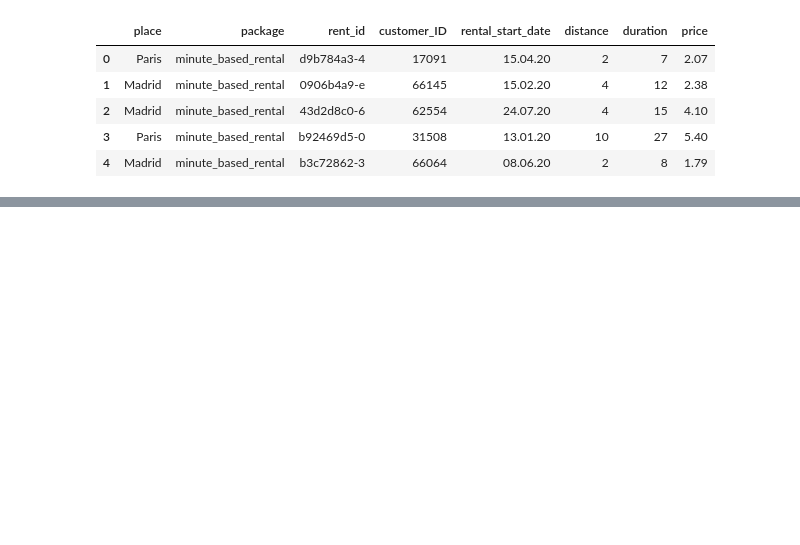
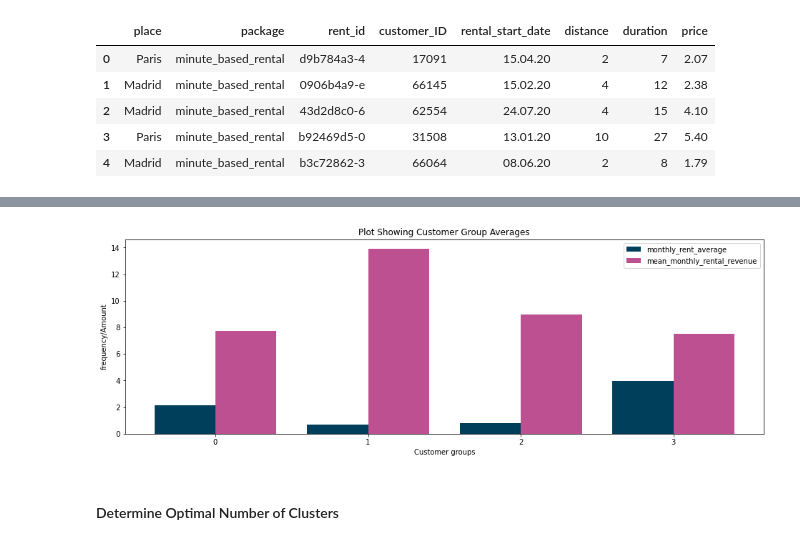
Before and after one commit to samsonafo/Building_Customers_Clusters_Using_Unsupervised_ML, a Jupyter notebook: model_development.ipynb, the cells around one changed output, grey strips where cells are left out. Saved outputs shown, nothing was run; the diff lists cells and outputs as text; code cells hidden in the pictures; blank space fills up the shorter version.

```diff
--- a/model_development.ipynb
+++ b/model_development.ipynb
@@ -35,0 +124,15 @@ rentals.head()
+# %%
+#instantiate the clustering model
+kmeans = KMeans(n_clusters = 4,algorithm='full')
+
+#build a pipeline for the kmeans clustering model
+pipe_kmeans = Pipeline([('ordinal_encode',ce_ord),
+                        ('transformer', ct),
+                        ('kmeans', kmeans)])
+
+
+#fit the k-means model
+pipe_kmeans.fit(customers_)
+
+#assign a cluster to each customer using the kmeans cluster
+customer_cluster_kmeans = pipe_kmeans.predict(customers_)
@@ -35,0 +166,5 @@ rentals.head()
+# %%
+#plug in the clusters generated by the kmeans clustering algorithm
+customers['customer_group'] = customer_cluster_kmeans
+
+customers.head(10)
@@ -35,0 +215,29 @@ rentals.head()
+# %%
+#visualizations
+
+#calculate the averages over the groups
+mean_df = customers.groupby(['customer_group'])['monthly_rent_average','registration_to_rental_days','mean_monthly_rental_revenue','mean_monthly_rental_duration'].mean().reset_index()
+
+
+#plot the monthly_rent_average and mean_monthly_rental_revenue
+plt.figure(figsize = (16,5))
+
+X = list(mean_df.customer_group)
+rentals = list(mean_df.monthly_rent_average)
+revenue = list(mean_df.mean_monthly_rental_revenue)
+
+X_axis = np.arange(len(X))
+
+plt.bar(X_axis - 0.2, rentals, 0.4, label = 'monthly_rent_average',color='#003f5c')
+plt.bar(X_axis + 0.2, revenue, 0.4, label = 'mean_monthly_rental_revenue',color='#bc5090')
+
+plt.xticks(X_axis, X)
+plt.xlabel("Customer groups")
+plt.ylabel("frequency/Amount")
+plt.title("Plot Showing Customer Group Averages")
+plt.legend()
+plt.show()
+# %% [output]
+[figure, added]
+# %% [markdown]
+#### Determine Optimal Number of Clusters
```
Also changed, not shown: parts of 30 cells of this notebook, 1 other file.
